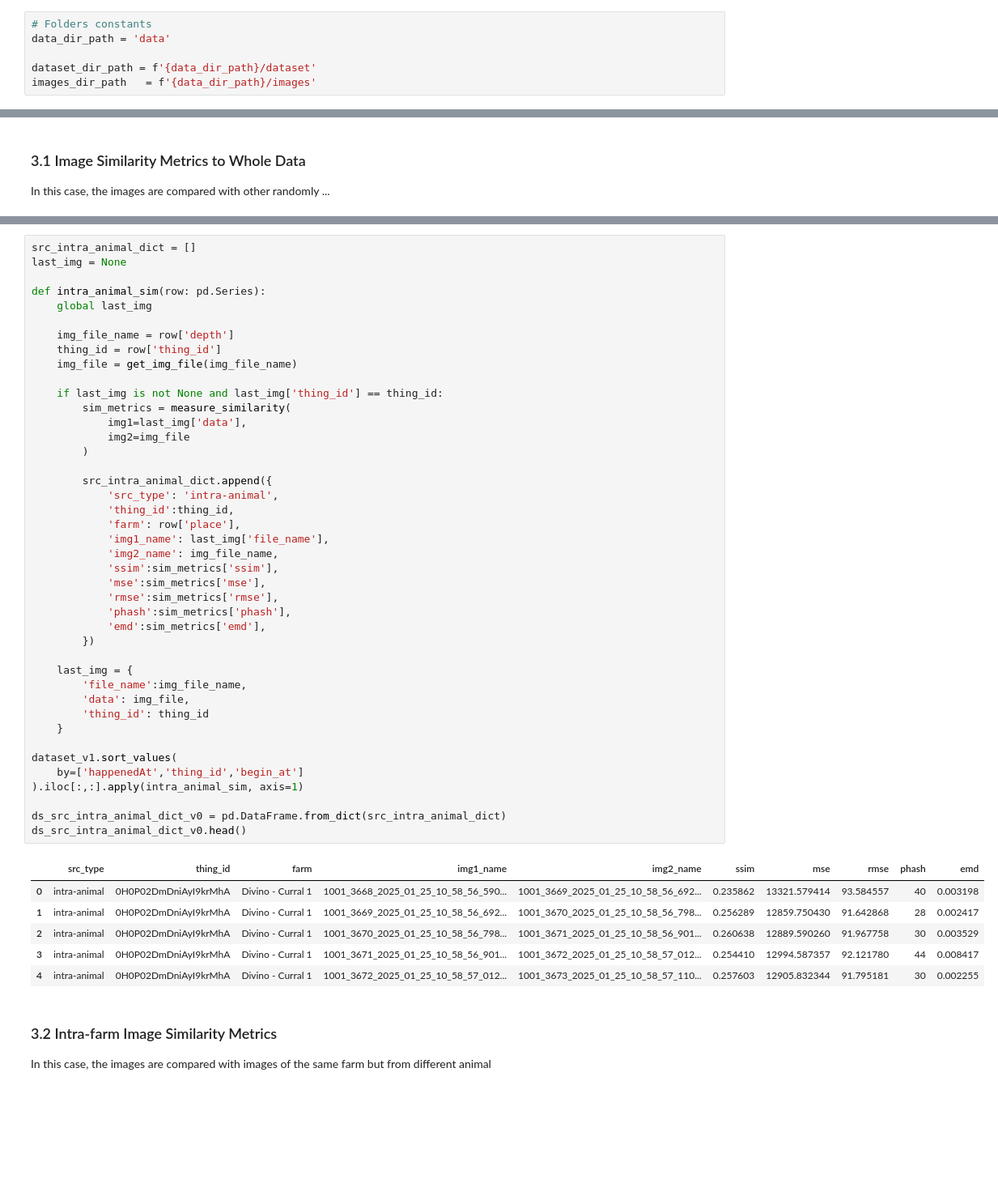
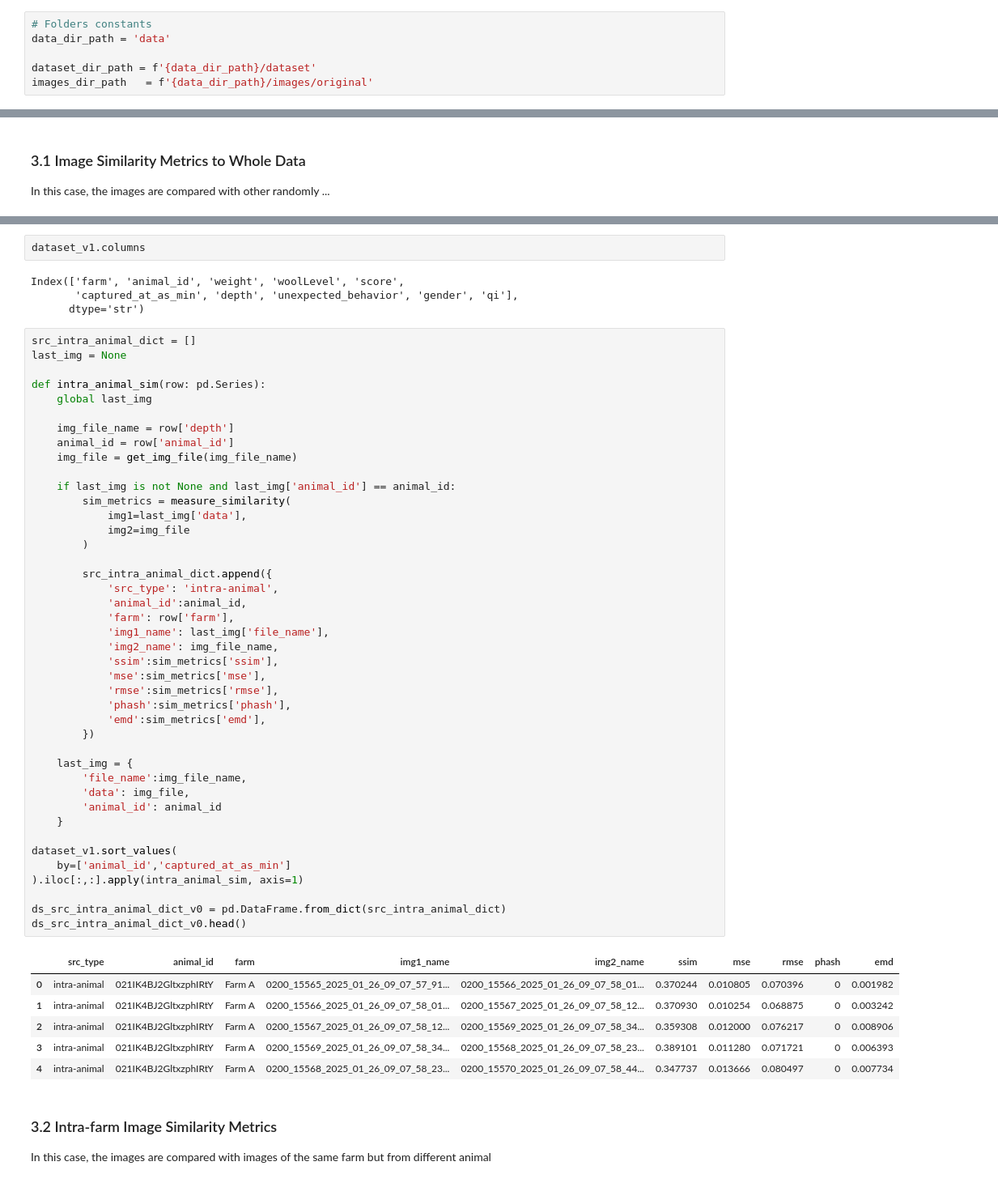
Before and after one commit to ppgzt/data-quality-and-similarity-analysis, a Jupyter notebook: 1_data_qi_and_ssim_analysis.ipynb, the cells around one changed output, grey strips where cells are left out. Shown at 81% size. Saved outputs shown, nothing was run; the diff lists cells and outputs as text; blank space fills up the shorter version.

Commit message:
last revision before submission

```diff
--- a/1_data_qi_and_ssim_analysis.ipynb
+++ b/1_data_qi_and_ssim_analysis.ipynb
@@ -35,7 +32,7 @@ pd.set_option('display.max_colwidth',   120)
 data_dir_path = 'data'
 
 dataset_dir_path = f'{data_dir_path}/dataset'
-images_dir_path   = f'{data_dir_path}/images'
+images_dir_path   = f'{data_dir_path}/images/original'
 # %% [markdown]
 ## 1. Dataset
 # %% [markdown]
@@ -593,3 +558,9 @@ ds_src_overall_dict_v0.head()
+# %%
+dataset_v1.columns
+# %% [output]
+Index(['farm', 'animal_id', 'weight', 'woolLevel', 'score',
+       'captured_at_as_min', 'depth', 'unexpected_behavior', 'gender', 'qi'],
+      dtype='str')
 # %%
 src_intra_animal_dict = []
 last_img = None
@@ -598,47 +569,47 @@ def intra_animal_sim(row: pd.Series):
     global last_img
 
     img_file_name = row['depth']
-    thing_id = row['thing_id']
+    animal_id = row['animal_id']
     img_file = get_img_file(img_file_name)
 
-    if last_img is not None and last_img['thing_id'] == thing_id:
+    if last_img is not None and last_img['animal_id'] == animal_id:
         sim_metrics = measure_similarity(
             img1=last_img['data'],
             img2=img_file
         )
 
         src_intra_animal_dict.append({
             'src_type': 'intra-animal',
-            'thing_id':thing_id,
-            'farm': row['place'],
+            'animal_id':animal_id,
+            'farm': row['farm'],
             'img1_name': last_img['file_name'],
             'img2_name': img_file_name,
             'ssim':sim_metrics['ssim'],
             'mse':sim_metrics['mse'],
             'rmse':sim_metrics['rmse'],
             'phash':sim_metrics['phash'],
             'emd':sim_metrics['emd'],
         })
 
     last_img = {
         'file_name':img_file_name,
         'data': img_file,
-        'thing_id': thing_id
+        'animal_id': animal_id
     }
 
 dataset_v1.sort_values(
-    by=['happenedAt','thing_id','begin_at']
+    by=['animal_id','captured_at_as_min']
 ).iloc[:,:].apply(intra_animal_sim, axis=1)
 
 ds_src_intra_animal_dict_v0 = pd.DataFrame.from_dict(src_intra_animal_dict)
 ds_src_intra_animal_dict_v0.head()
 # %% [output]
-|  | src_type | thing_id | farm | img1_name | img2_name | ssim | mse | rmse | phash | emd |
-| 0 | intra-animal | 0H0P02DmDniAyI9krMhA | Divino - Curral 1 | 1001_3668_2025_01_25_10_58_56_590... | 1001_3669_2025_01_25_10_58_56_692... | 0.235862 | 13321.579414 | 93.584557 | 40 | 0.003198 |
-| 1 | intra-animal | 0H0P02DmDniAyI9krMhA | Divino - Curral 1 | 1001_3669_2025_01_25_10_58_56_692... | 1001_3670_2025_01_25_10_58_56_798... | 0.256289 | 12859.750430 | 91.642868 | 28 | 0.002417 |
-| 2 | intra-animal | 0H0P02DmDniAyI9krMhA | Divino - Curral 1 | 1001_3670_2025_01_25_10_58_56_798... | 1001_3671_2025_01_25_10_58_56_901... | 0.260638 | 12889.590260 | 91.967758 | 30 | 0.003529 |
-| 3 | intra-animal | 0H0P02DmDniAyI9krMhA | Divino - Curral 1 | 1001_3671_2025_01_25_10_58_56_901... | 1001_3672_2025_01_25_10_58_57_012... | 0.254410 | 12994.587357 | 92.121780 | 44 | 0.008417 |
-| 4 | intra-animal | 0H0P02DmDniAyI9krMhA | Divino - Curral 1 | 1001_3672_2025_01_25_10_58_57_012... | 1001_3673_2025_01_25_10_58_57_110... | 0.257603 | 12905.832344 | 91.795181 | 30 | 0.002255 |
+|  | src_type | animal_id | farm | img1_name | img2_name | ssim | mse | rmse | phash | emd |
+| 0 | intra-animal | 021IK4BJ2GltxzphIRtY | Farm A | 0200_15565_2025_01_26_09_07_57_91... | 0200_15566_2025_01_26_09_07_58_01... | 0.370244 | 0.010805 | 0.070396 | 0 | 0.001982 |
+| 1 | intra-animal | 021IK4BJ2GltxzphIRtY | Farm A | 0200_15566_2025_01_26_09_07_58_01... | 0200_15567_2025_01_26_09_07_58_12... | 0.370930 | 0.010254 | 0.068875 | 0 | 0.003242 |
+| 2 | intra-animal | 021IK4BJ2GltxzphIRtY | Farm A | 0200_15567_2025_01_26_09_07_58_12... | 0200_15569_2025_01_26_09_07_58_34... | 0.359308 | 0.012000 | 0.076217 | 0 | 0.008906 |
+| 3 | intra-animal | 021IK4BJ2GltxzphIRtY | Farm A | 0200_15569_2025_01_26_09_07_58_34... | 0200_15568_2025_01_26_09_07_58_23... | 0.389101 | 0.011280 | 0.071721 | 0 | 0.006393 |
+| 4 | intra-animal | 021IK4BJ2GltxzphIRtY | Farm A | 0200_15568_2025_01_26_09_07_58_23... | 0200_15570_2025_01_26_09_07_58_44... | 0.347737 | 0.013666 | 0.080497 | 0 | 0.007734 |
 # %% [markdown]
 ### 3.2 Intra-farm Image Similarity Metrics
 
```
Also changed, not shown: parts of 70 cells of this notebook, 11 other files.
